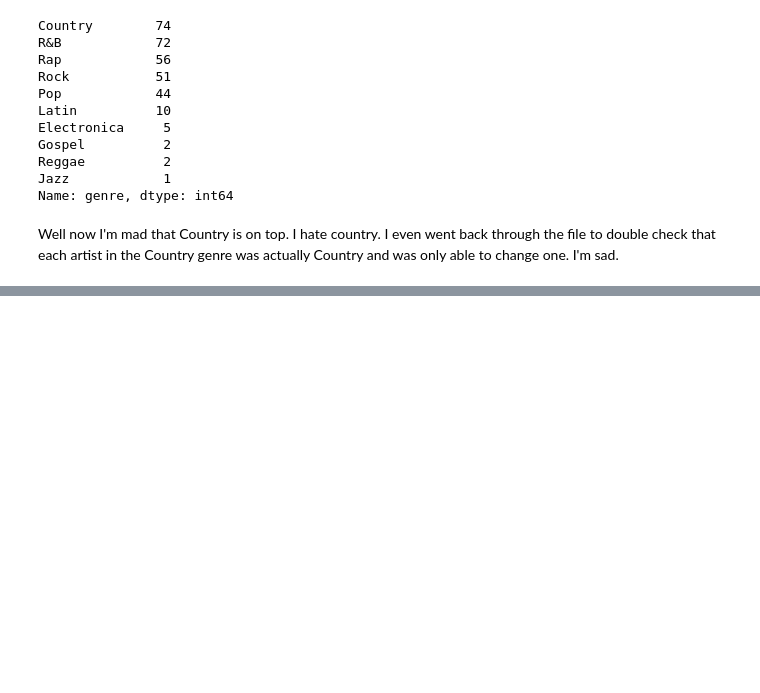
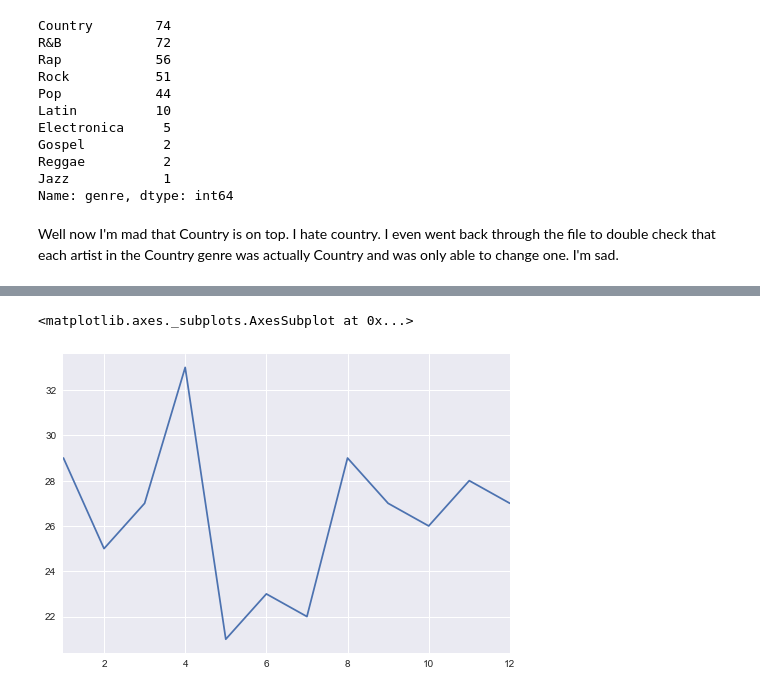
Before and after one commit to matthewbrems/old, a Jupyter notebook: curriculum/02-week/2.10-pandas-lab/code/starter-code-jdoyle.ipynb, the cells around one changed output, grey strips where cells are left out. Cells and saved outputs as stored; diff of their text form; code cells hidden in the pictures; blank space fills up the shorter version.

```diff
--- a/curriculum/02-week/2.10-pandas-lab/code/starter-code-jdoyle.ipynb
+++ b/curriculum/02-week/2.10-pandas-lab/code/starter-code-jdoyle.ipynb
@@ -177,0 +199,6 @@ TypeError: Empty 'DataFrame': no numeric data to plot
+# %%
+## plot the songs on a line graph by when they were entered
+billboard_edited.date_entered.dt.month.value_counts().sort_index().plot()
+# %% [output]
+<matplotlib.axes._subplots.AxesSubplot at 0x...>
+[figure, added]
```
Also changed, not shown: parts of 12 cells of this notebook.
